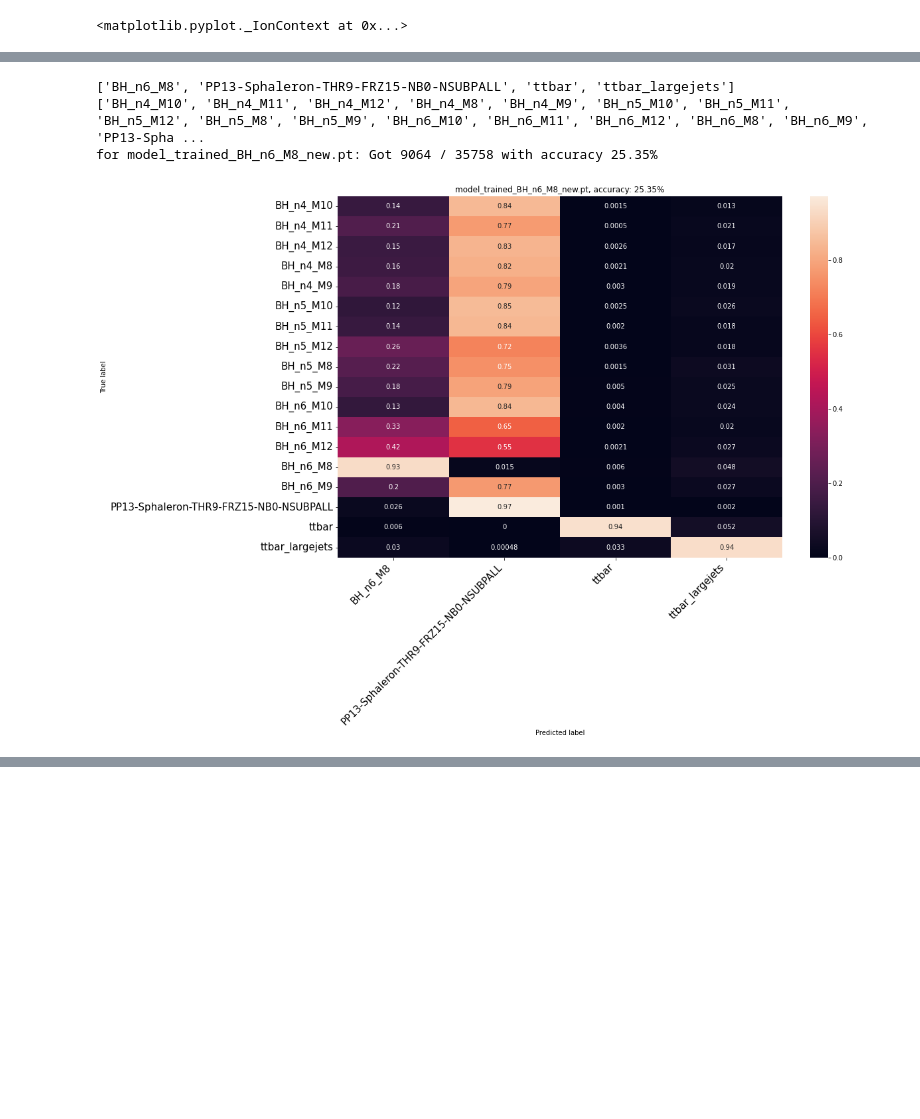
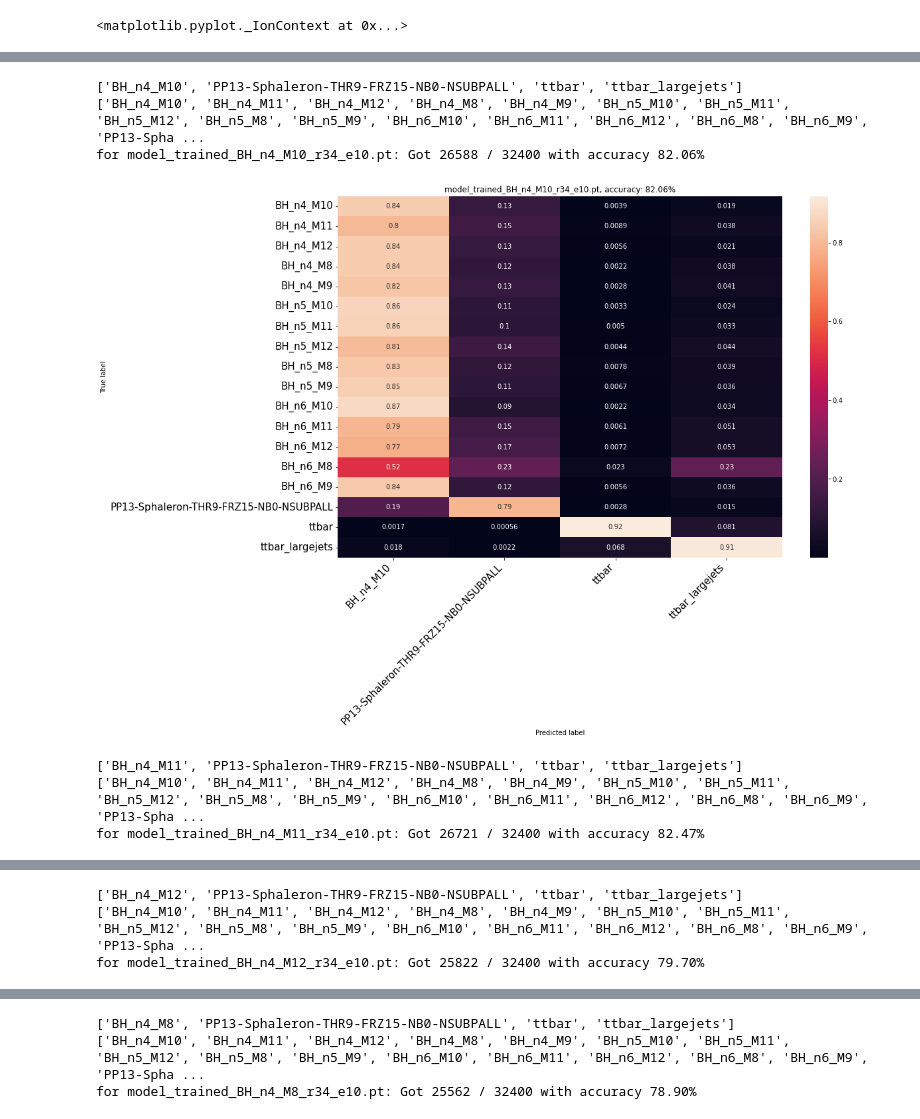
Before and after one commit to mitresthen/phys117_2021, a Jupyter notebook: CNNSphaleronBlackhole.ipynb, the cells around one changed output, grey strips where cells are left out. Cells and saved outputs as stored; diff of their text form; code cells hidden in the pictures; blank space fills up the shorter version.

```diff
--- a/CNNSphaleronBlackhole.ipynb
+++ b/CNNSphaleronBlackhole.ipynb
@@ -82,12 +82,27 @@ class ImageFolderCustom(DatasetFolder):
     def find_classes(self, directory):
       return find_classes(directory, self.subdirs)
 # %%
-data_transform = transforms.Compose([
+#data_transform = transforms.Compose([
+#        transforms.Resize(256),
+#        transforms.CenterCrop(224),
+#        transforms.ToTensor(),
+#        transforms.Normalize([0.485, 0.456, 0.406], [0.229, 0.224, 0.225])
+#    ])
+
+data_transforms = {
+    'train': transforms.Compose([
         transforms.Resize(256),
         transforms.CenterCrop(224),
         transforms.ToTensor(),
         transforms.Normalize([0.485, 0.456, 0.406], [0.229, 0.224, 0.225])
-    ])
+    ]),
+    'val': transforms.Compose([
+        transforms.Resize(256),
+        transforms.CenterCrop(224),
+        transforms.ToTensor(),
+        transforms.Normalize([0.485, 0.456, 0.406], [0.229, 0.224, 0.225])
+    ]),
+}
 # %%
 def imshow(inp, title=None):
     """Imshow for Tensor."""
@@ -380,38 +366,30 @@ for model_trained_BH_n5_M10.pt: Got 7195 / 8027 with accuracy 89.63
 from torchvision.models import ResNet
 data_dir = 'generatedData'
 
-def loadAndPlotAll(folder):
+def loadAndPlotAll(folder, loaded_model):
+  valDataDir = f"{data_dir}/val"
   subdirs = ["PP13-Sphaleron-THR9-FRZ15-NB0-NSUBPALL", "ttbar", "ttbar_largejets"]
-  bh_folders = sorted(entry.name for entry in os.scandir(data_dir) if (entry.is_dir() and entry.name.startswith("BH")) )
+  bh_folders = sorted(entry.name for entry in os.scandir(valDataDir) if (entry.is_dir() and entry.name.startswith("BH")) )
   for subfolder in bh_folders:
     subdirs.append(subfolder)
 
-  image_dataset = ImageFolderCustom(data_dir, subdirs, transform=data_transform)
+  image_dataset = ImageFolderCustom(valDataDir, subdirs, transform=data_transforms['val'])
 
-  train_size = int(0.8 * len(image_dataset))
-  test_size = len(image_dataset) - train_size
-  image_datasets = {}
+  dataloader = torch.utils.data.DataLoader(image_dataset, batch_size=4,
+                                               num_workers=4, shuffle=True)
 
-  image_datasets["train"], image_datasets["val"] = torch.utils.data.random_split(image_dataset, [train_size, test_size])
-
-
-  dataloaders = {x: torch.utils.data.DataLoader(image_datasets[x], batch_size=4,
-                                               num_workers=4, shuffle=True)
-                for x in ['train', 'val']}
-
-  dataset_sizes = {x: len(image_datasets[x]) for x in ['train', 'val']}
+  dataset_size = len(image_dataset)
   class_names =  [folder, "PP13-Sphaleron-THR9-FRZ15-NB0-NSUBPALL", "ttbar", "ttbar_largejets"] #image_datasets['train'].dataset.classes
   print(class_names)
 
-  real_class_names = image_datasets['train'].dataset.classes
+  real_class_names = image_dataset.classes
   print(real_class_names)
   real_nb_classes = len(real_class_names)
 
-
-  model_path = f"model_trained_{folder}_new.pt"
+  model_path = f"model_trained_{folder}_r34_e10.pt"
   if (not Path(model_path).is_file()):
     return
-  model_ft = models.resnet18(pretrained=True)
+  model_ft = loaded_model
   model_ft.fc = nn.Linear(model_ft.fc.in_features, len(class_names))
 
   model_ft.load_state_dict(torch.load(model_path))
@@ -428,42 +406,47 @@ def loadAndPlotAll(folder):
 
   confusion_matrix = torch.zeros(real_nb_classes, nb_classes)
   with torch.no_grad():
-      for i, (inputs, classes) in enumerate(dataloaders['val']):
+      for i, (inputs, classes) in enumerate(dataloader):
           inputs = inputs.to(device)
           classes = classes.to(device)
           outputs = model_ft(inputs)
           _, preds = torch.max(outputs, 1)
           for t, p in zip(classes.view(-1), preds.view(-1)):
             confusion_matrix[t.long(), p.long()] += 1
             num_samples += 1
-            if class_names[p].startswith("BH") and real_class_names[t].startswith("BH"):
+            if (class_names[p].startswith("BH") or class_names[p].startswith("BlackHole")) and real_class_names[t].startswith("BH"):
               num_correct += 1
-            else:
-              num_correct += (t == p)
+            elif class_names[p] == real_class_names[t]:
+              num_correct += 1
+            #else:
+              #print(f"fail pred: {class_names[p]} not equal real: {real_class_names[t]} ")
 
 
   plt.figure(figsize=(15,10))
   accuracy = f"{float(num_correct)/float(num_samples)*100:.2f}"
   print(f'for {model_path}: Got {num_correct} / {num_samples} with accuracy {accuracy}%')
 
   df_cm = pd.DataFrame(confusion_matrix, index=real_class_names, columns=class_names).astype(int)
   normalized_df = df_cm.div(df_cm.sum(axis=1), axis=0)
   heatmap = sns.heatmap(normalized_df, annot=True)
 
   heatmap.yaxis.set_ticklabels(heatmap.yaxis.get_ticklabels(), rotation=0, ha='right',fontsize=15)
   heatmap.xaxis.set_ticklabels(heatmap.xaxis.get_ticklabels(), rotation=45, ha='right',fontsize=15)
   plt.ylabel('True label')
   plt.xlabel('Predicted label')
   plt.title(f"{model_path}, accuracy: {accuracy}%")
   plt.show()
 
-bh_folders = sorted(entry.name for entry in os.scandir(data_dir) if (entry.is_dir() and entry.name.startswith("BH")) )
+bh_folders = sorted(entry.name for entry in os.scandir(f"{data_dir}/val") if (entry.is_dir() and entry.name.startswith("BH")) )
 
-#for folder in bh_folders:
-#  loadAndPlotAll(folder)
-loadAndPlotAll("BH_n6_M8")
+for folder in bh_folders:
+  loadAndPlotAll(folder, models.resnet34(pretrained=True))
+#loadAndPlotAll("BlackHole", models.resnet50(pretrained=True))
 # %% [output]
-['BH_n6_M8', 'PP13-Sphaleron-THR9-FRZ15-NB0-NSUBPALL', 'ttbar', 'ttbar_largejets']
+['BH_n4_M10', 'PP13-Sphaleron-THR9-FRZ15-NB0-NSUBPALL', 'ttbar', 'ttbar_largejets']
 ['BH_n4_M10', 'BH_n4_M11', 'BH_n4_M12', 'BH_n4_M8', 'BH_n4_M9', 'BH_n5_M10', 'BH_n5_M11', 'BH_n5_M12', 'BH_n5_M8', 'BH_n5_M9', 'BH_n6_M10', 'BH_n6_M11', 'BH_n6_M12', 'BH_n6_M8', 'BH_n6_M9', 'PP13-Spha ...
-for model_trained_BH_n6_M8_new.pt: Got 9064 / 35758 with accuracy 25.35%
+for model_trained_BH_n4_M10_r34_e10.pt: Got 26588 / 32400 with accuracy 82.06%
-[figure, old version]
+[figure, new version]
+['BH_n4_M11', 'PP13-Sphaleron-THR9-FRZ15-NB0-NSUBPALL', 'ttbar', 'ttbar_largejets']
+['BH_n4_M10', 'BH_n4_M11', 'BH_n4_M12', 'BH_n4_M8', 'BH_n4_M9', 'BH_n5_M10', 'BH_n5_M11', 'BH_n5_M12', 'BH_n5_M8', 'BH_n5_M9', 'BH_n6_M10', 'BH_n6_M11', 'BH_n6_M12', 'BH_n6_M8', 'BH_n6_M9', 'PP13-Spha ...
+for model_trained_BH_n4_M11_r34_e10.pt: Got 26721 / 32400 with accuracy 82.47%
@@ -469,0 +454,3 @@ for model_trained_BH_n6_M8_new.pt: Got 9064 / 35758 with accuracy 25.35%
+['BH_n4_M12', 'PP13-Sphaleron-THR9-FRZ15-NB0-NSUBPALL', 'ttbar', 'ttbar_largejets']
+['BH_n4_M10', 'BH_n4_M11', 'BH_n4_M12', 'BH_n4_M8', 'BH_n4_M9', 'BH_n5_M10', 'BH_n5_M11', 'BH_n5_M12', 'BH_n5_M8', 'BH_n5_M9', 'BH_n6_M10', 'BH_n6_M11', 'BH_n6_M12', 'BH_n6_M8', 'BH_n6_M9', 'PP13-Spha ...
+for model_trained_BH_n4_M12_r34_e10.pt: Got 25822 / 32400 with accuracy 79.70%
@@ -469,0 +458,3 @@ for model_trained_BH_n6_M8_new.pt: Got 9064 / 35758 with accuracy 25.35%
+['BH_n4_M8', 'PP13-Sphaleron-THR9-FRZ15-NB0-NSUBPALL', 'ttbar', 'ttbar_largejets']
+['BH_n4_M10', 'BH_n4_M11', 'BH_n4_M12', 'BH_n4_M8', 'BH_n4_M9', 'BH_n5_M10', 'BH_n5_M11', 'BH_n5_M12', 'BH_n5_M8', 'BH_n5_M9', 'BH_n6_M10', 'BH_n6_M11', 'BH_n6_M12', 'BH_n6_M8', 'BH_n6_M9', 'PP13-Spha ...
+for model_trained_BH_n4_M8_r34_e10.pt: Got 25562 / 32400 with accuracy 78.90%
```
Also changed, not shown: parts of 5 cells of this notebook.
